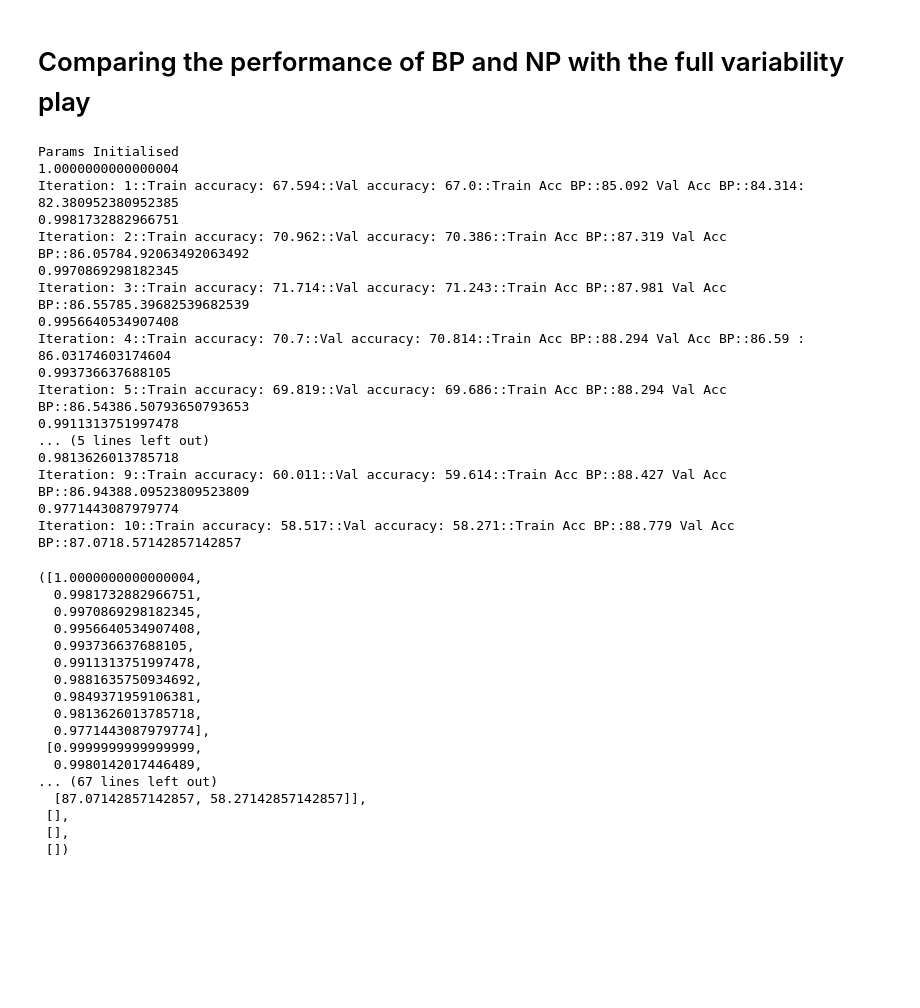
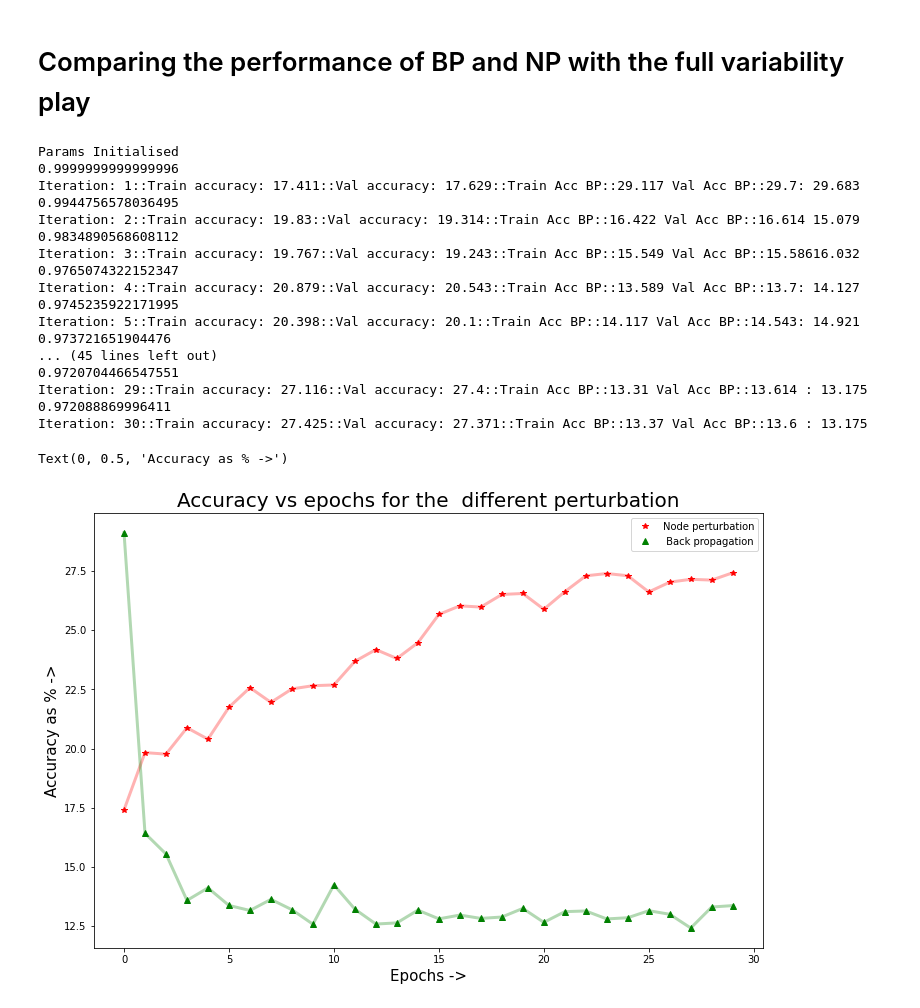
Before and after one commit to Rohit01-zoey/Perturbation-techniques-in-CNNs, a Jupyter notebook: code/mnistNodePert.ipynb, the cells around one changed output. Saved outputs shown, nothing was run; the diff lists cells and outputs as text; code cells hidden in the pictures; blank space fills up the shorter version.

Commit message:
NP - see the effect of lr and pert on accuracy!!!!

```diff
--- a/code/mnistNodePert.ipynb
+++ b/code/mnistNodePert.ipynb
@@ -1875,52 +1877,50 @@ def batchGDCompOC(X,Y,iter, lrBP, lrNP, pert, mu, sigma, vDD, precision, discret
 
   return w1Sim, b1Sim, w2Sim, b2Sim, w3Sim, b3Sim, train_acc, val_acc, train_loss, val_loss, sum_weights
 # %%
-iter=10
-lrBP=0.01
-lrNP=0.01
-pert=0.00001
+iter=30
+lrBP=0.1
+lrNP=0.1
+pert=0.001
 mu = 0.7
-sigma = 0.0001
+sigma = 0.1
 vDD = 5
 precision = 10#setting the precision value of the calculations
-wRange = 3
+wRange = 5
 noOfLevels = 2**precision - 1 #no of levels of quantization
 step = round(wRange/noOfLevels, precision) #step size of each of the step after quantization
 discreteSteps = [round(step*i, precision) for i in range(0, noOfLevels)] #storing the values of the steps
 # %%
-batchGDCompOC(x_train,y_train,iter, lrBP, lrNP, pert, mu, sigma, vDD, precision, discreteSteps, print_op=1)
+w1Sim, b1Sim, w2Sim, b2Sim, w3Sim, b3Sim, train_accwithVarg, val_accwithVarg, train_losswithVarg, val_losswithVarg, sum_weights = batchGDCompOC(x_train,y_train,iter, lrBP, lrNP, pert, mu, sigma, vDD, precision, discreteSteps, print_op=1)
 # %% [output]
 Params Initialised
-1.0000000000000004
-Iteration: 1::Train accuracy: 67.594::Val accuracy: 67.0::Train Acc BP::85.092 Val Acc BP::84.314: 82.380952380952385
-0.9981732882966751
-Iteration: 2::Train accuracy: 70.962::Val accuracy: 70.386::Train Acc BP::87.319 Val Acc BP::86.05784.92063492063492
-0.9970869298182345
-Iteration: 3::Train accuracy: 71.714::Val accuracy: 71.243::Train Acc BP::87.981 Val Acc BP::86.55785.39682539682539
-0.9956640534907408
-Iteration: 4::Train accuracy: 70.7::Val accuracy: 70.814::Train Acc BP::88.294 Val Acc BP::86.59 : 86.03174603174604
-0.993736637688105
-Iteration: 5::Train accuracy: 69.819::Val accuracy: 69.686::Train Acc BP::88.294 Val Acc BP::86.54386.50793650793653
-0.9911313751997478
-... (5 lines left out)
-0.9813626013785718
-Iteration: 9::Train accuracy: 60.011::Val accuracy: 59.614::Train Acc BP::88.427 Val Acc BP::86.94388.09523809523809
-0.9771443087979774
-Iteration: 10::Train accuracy: 58.517::Val accuracy: 58.271::Train Acc BP::88.779 Val Acc BP::87.0718.57142857142857
+0.9999999999999996
+Iteration: 1::Train accuracy: 17.411::Val accuracy: 17.629::Train Acc BP::29.117 Val Acc BP::29.7: 29.683
+0.9944756578036495
+Iteration: 2::Train accuracy: 19.83::Val accuracy: 19.314::Train Acc BP::16.422 Val Acc BP::16.614 15.079
+0.9834890568608112
+Iteration: 3::Train accuracy: 19.767::Val accuracy: 19.243::Train Acc BP::15.549 Val Acc BP::15.58616.032
+0.9765074322152347
+Iteration: 4::Train accuracy: 20.879::Val accuracy: 20.543::Train Acc BP::13.589 Val Acc BP::13.7: 14.127
+0.9745235922171995
+Iteration: 5::Train accuracy: 20.398::Val accuracy: 20.1::Train Acc BP::14.117 Val Acc BP::14.543: 14.921
+0.973721651904476
+... (45 lines left out)
+0.9720704466547551
+Iteration: 29::Train accuracy: 27.116::Val accuracy: 27.4::Train Acc BP::13.31 Val Acc BP::13.614 : 13.175
+0.972088869996411
+Iteration: 30::Train accuracy: 27.425::Val accuracy: 27.371::Train Acc BP::13.37 Val Acc BP::13.6 : 13.175
-([1.0000000000000004,
-  0.9981732882966751,
-  0.9970869298182345,
-  0.9956640534907408,
-  0.993736637688105,
-  0.9911313751997478,
-  0.9881635750934692,
-  0.9849371959106381,
-  0.9813626013785718,
-  0.9771443087979774],
- [0.9999999999999999,
-  0.9980142017446489,
-... (67 lines left out)
-  [87.07142857142857, 58.27142857142857]],
- [],
- [],
- [])
+# %%
+trainBPAcc= [i[0] for i in train_accwithVarg]
+trainNPAcc = [i[1] for i in train_accwithVarg]
+plt.figure(figsize=(12,8))
+plt.plot(trainNPAcc, 'r*')
+plt.plot(trainBPAcc, 'g^')
+plt.plot(trainNPAcc, 'r', linewidth=3, alpha = 0.3)
+plt.plot(trainBPAcc, 'g', linewidth=3, alpha = 0.3)
+plt.legend(["Node perturbation", " Back propagation"])
+plt.title("Accuracy vs epochs for the  different perturbation", size=20)
+plt.xlabel("Epochs ->", size=15)
+plt.ylabel("Accuracy as % ->", size = 15)
+# %% [output]
+Text(0, 0.5, 'Accuracy as % ->')
+[figure, added]
```
Also changed, not shown: parts of 2 cells of this notebook.
